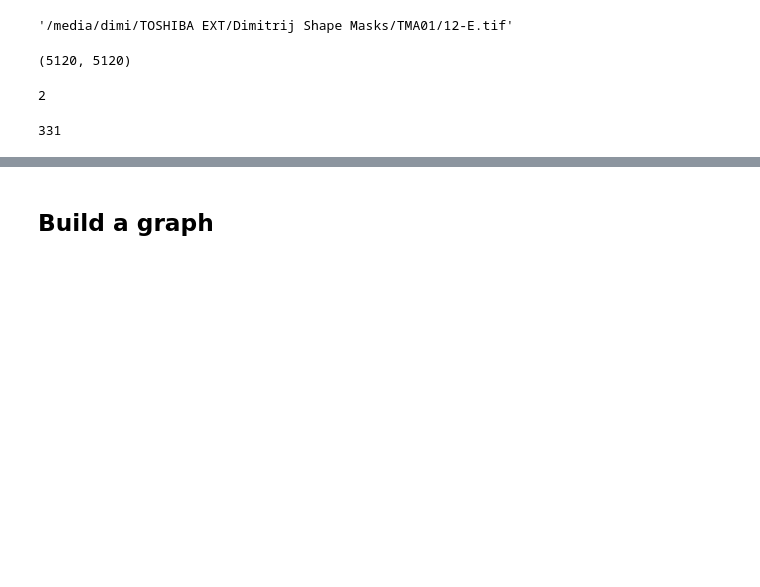
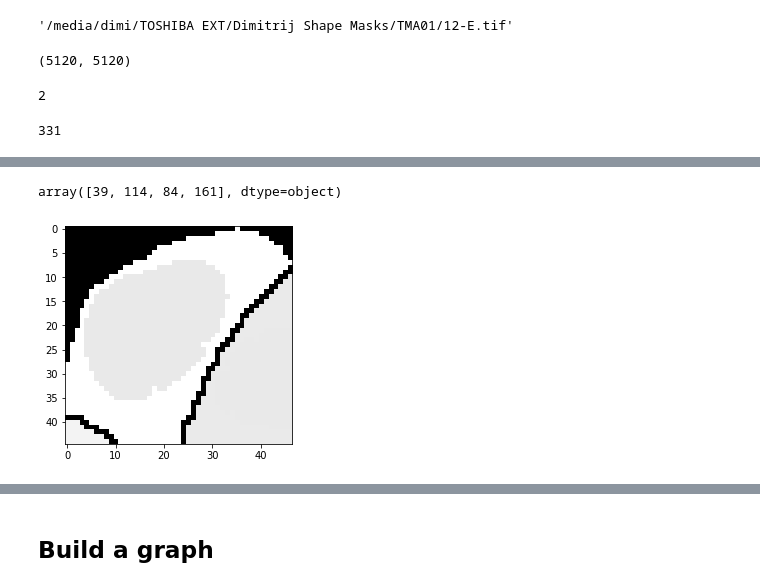
Before and after one commit to DiTscho/ml, a Jupyter notebook: 01_graph_counting_cells.ipynb, the cells around one changed output, grey strips where cells are left out. Saved outputs shown, nothing was run; the diff lists cells and outputs as text; code cells hidden in the pictures; blank space fills up the shorter version.

```diff
--- a/01_graph_counting_cells.ipynb
+++ b/01_graph_counting_cells.ipynb
@@ -66,2 +68,5 @@ pd.DataFrame.cols2arr = lambda x: x.apply(lambda c: tuple(c), axis=1).apply(np.a
+# %%
+def P(im1,im2):
+    return measure.perimeter(im1, neighbourhood=8)
 # %%
 #| export
@@ -71,2 +77,6 @@ def measure_pars(labeled_image, pars_to_measure = pars_to_measure, extra_measure
                                         properties=pars_to_measure,
                                         extra_properties=extra_measures))
+# %%
+cells = measure_pars(labeled_image, extra_measures=[P])
+cells["cell_shape"] = cells.P/np.sqrt(cells.area)
+cells.head(n=10)
@@ -72,0 +95,8 @@ def measure_pars(labeled_image, pars_to_measure = pars_to_measure, extra_measure
+# %%
+get_bbox(9)
+# %% [output]
+array([39, 114, 84, 161], dtype=object)
+# %%
+plt.imshow((img[cells.slice[9]]), cmap="gray");
+# %% [output]
+[figure, added]
```
Also changed, not shown: parts of 25 cells of this notebook.
